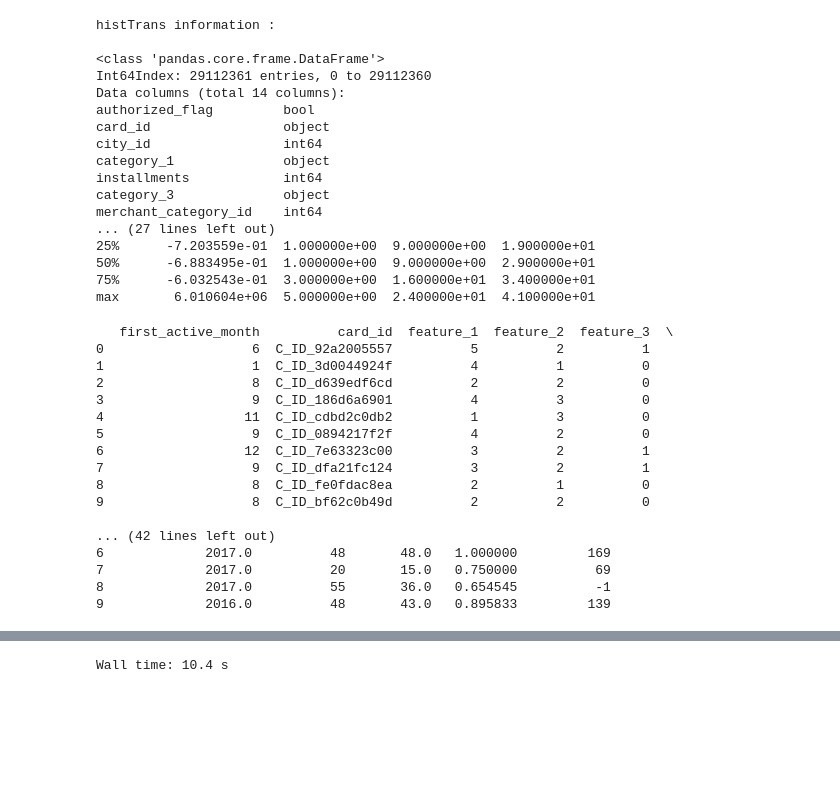
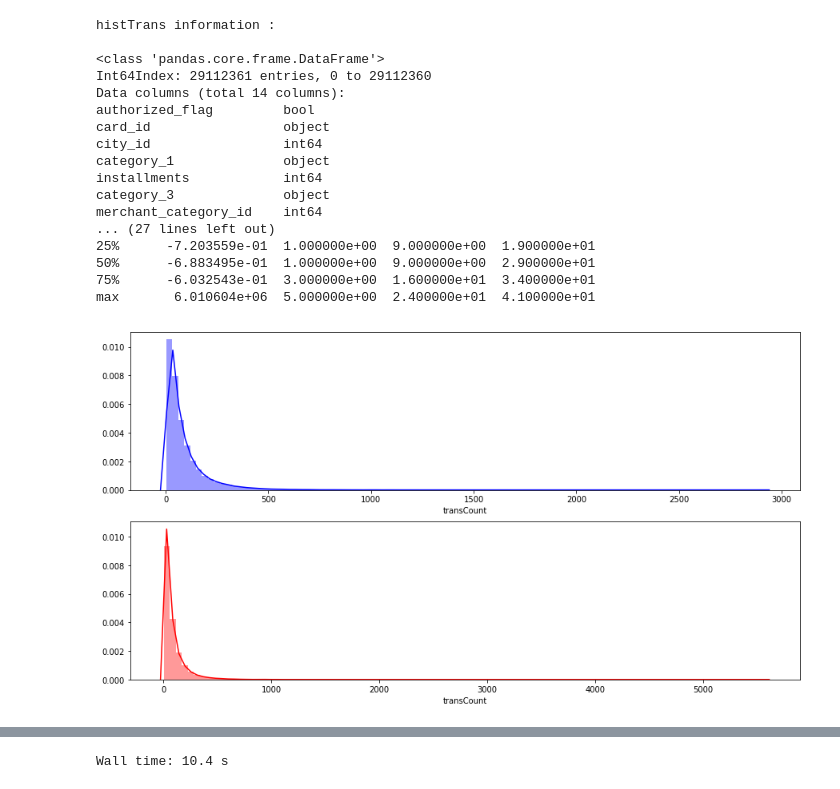
Before and after one commit to LeoHNLee/EloMerchantCategoryRecommendation, a Jupyter notebook: 2-eda-viz/2-historical-transaction.ipynb, the cells around one changed output, grey strips where cells are left out. Drawn from its saved outputs; the diff is of its cells as text; code cells hidden in the pictures; blank space fills up the shorter version.

Commit message:
2 eda viz / 2 historical transction / 3 card id / 2

```diff
--- a/2-eda-viz/2-historical-transaction.ipynb
+++ b/2-eda-viz/2-historical-transaction.ipynb
@@ -51,27 +52,10 @@ testLabels.to_hdf("../dataset/edaViz/testEdaViz.h5", "testEdaViz")
 histTransCount = Counter(histTrans['card_id'])
 trainLabels['transCount'] = trainLabels['card_id'].apply(lambda row: histTransCount[row])
 testLabels['transCount'] = testLabels['card_id'].apply(lambda row: histTransCount[row])
-# %%
-print(trainLabels.head(10))
-print(testLabels.head(10))
-# %% [output]
-   first_active_month          card_id  feature_1  feature_2  feature_3  \
-0                   6  C_ID_92a2005557          5          2          1
-1                   1  C_ID_3d0044924f          4          1          0
-2                   8  C_ID_d639edf6cd          2          2          0
-3                   9  C_ID_186d6a6901          4          3          0
-4                  11  C_ID_cdbd2c0db2          1          3          0
-5                   9  C_ID_0894217f2f          4          2          0
-6                  12  C_ID_7e63323c00          3          2          1
-7                   9  C_ID_dfa21fc124          3          2          1
-8                   8  C_ID_fe0fdac8ea          2          1          0
-9                   8  C_ID_bf62c0b49d          2          2          0
-
-... (42 lines left out)
-6             2017.0          48       48.0   1.000000         169
-7             2017.0          20       15.0   0.750000          69
-8             2017.0          55       36.0   0.654545          -1
-9             2016.0          48       43.0   0.895833         139
+# %%
+edaViz.compareTrainTest('transCount', bins=100)
+# %% [output]
+[figure, added]
 # %%
 sns.stripplot(x=trainLabels['transCount'], y=trainLabels['target'], size=2)
 # %% [output]
```
Also changed, not shown: parts of 28 cells of this notebook, 1 other file.
